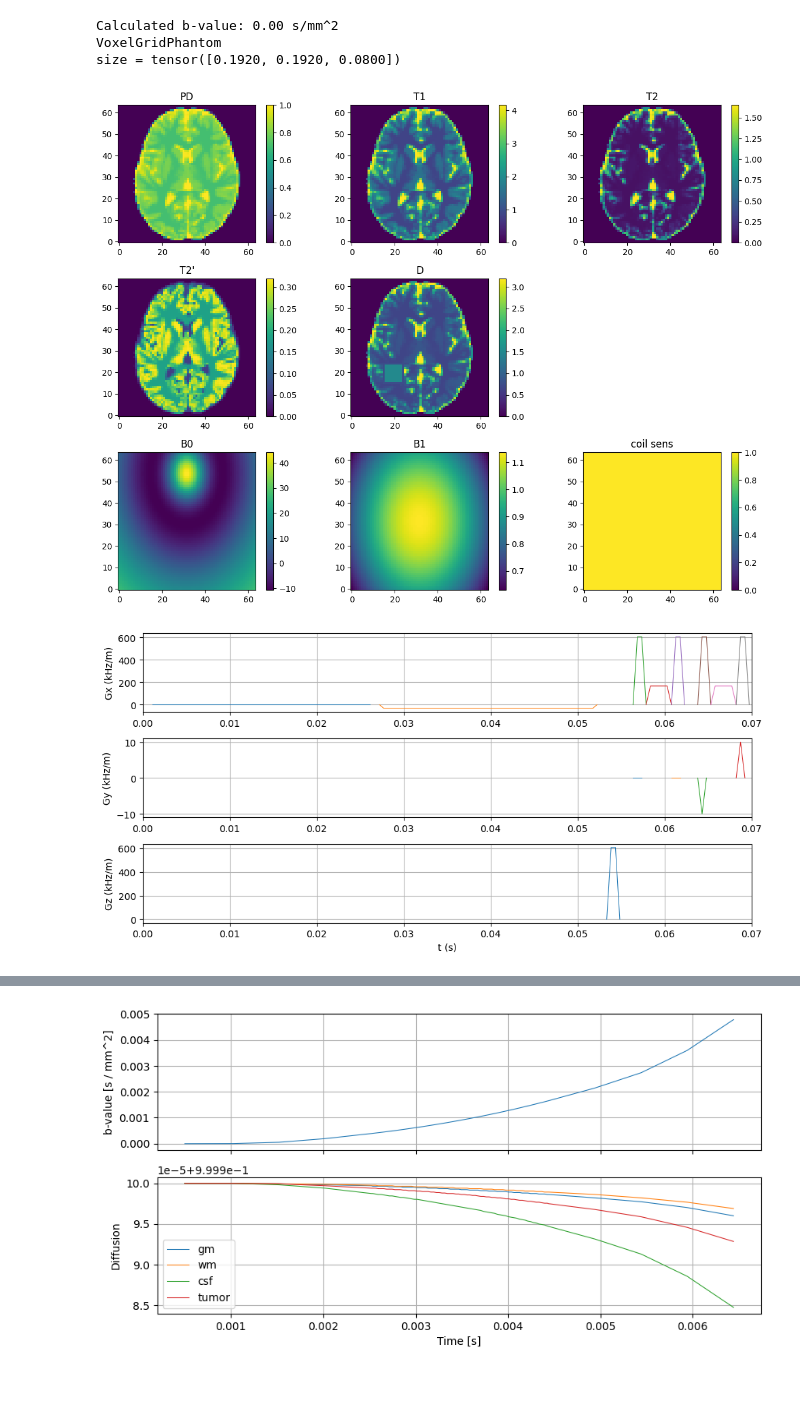
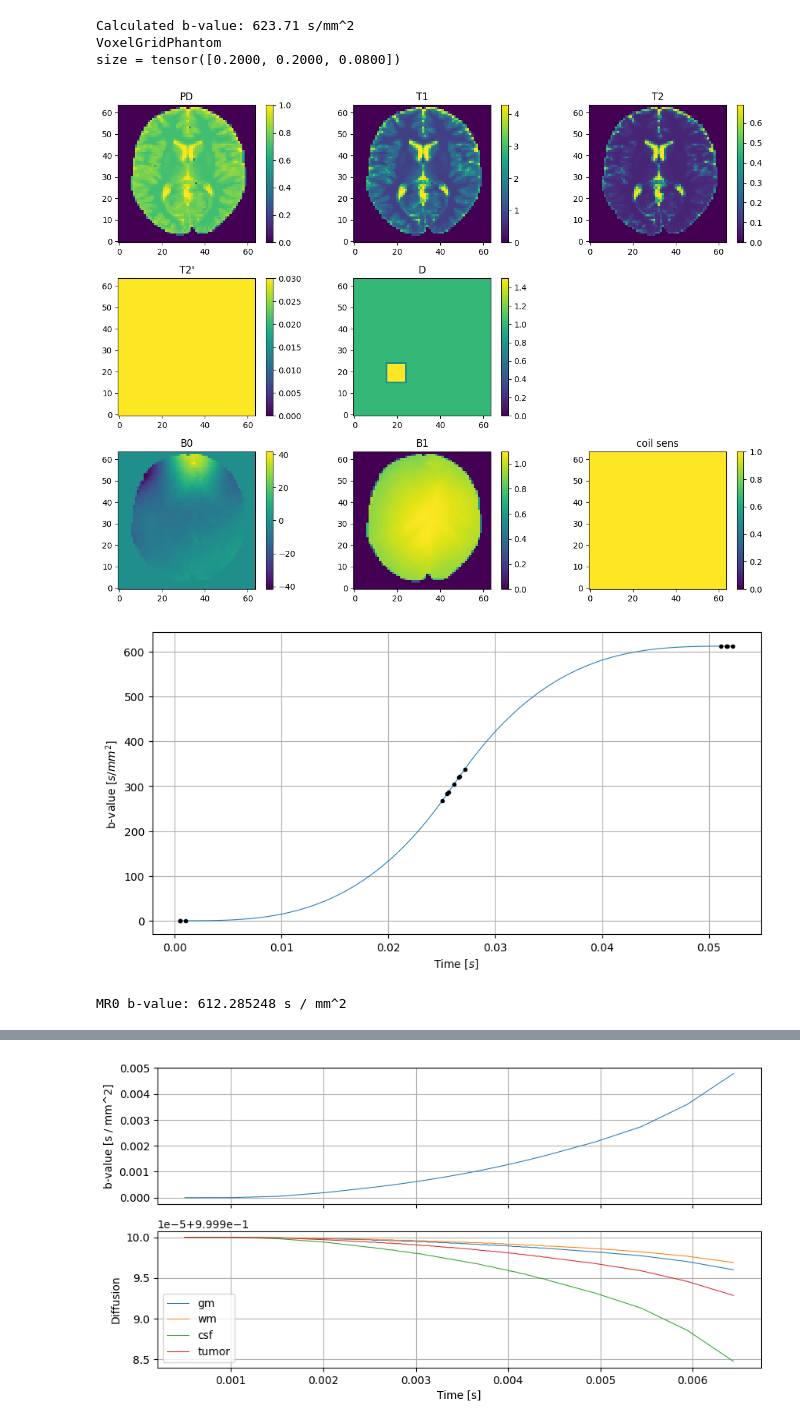
Before and after one commit to MRsources/MRzero-Core, a Jupyter notebook: documentation/playground_mr0/unsorted/mr0_diffusion_prep_STEAM_2D_seq.ipynb, the cells around one changed output, grey strips where cells are left out. Cells and saved outputs as stored; diff of their text form; code cells hidden in the pictures; blank space fills up the shorter version.

Commit message:
cleaned up description, introduced b-value plot

```diff
--- a/documentation/playground_mr0/unsorted/mr0_diffusion_prep_STEAM_2D_seq.ipynb
+++ b/documentation/playground_mr0/unsorted/mr0_diffusion_prep_STEAM_2D_seq.ipynb
@@ -42,15 +47,15 @@ b_value_pulseq_SI = (2 * np.pi)** 2 * ((G) ** 2) * (delta ** 2) * (Delta - (delt
 # %%
 #@title  b-value calculation
 #from https://github.com/HarmonizedMRI/Pulseq-diffusion/blob/main/demoSeq/writeEpiDiffusionRS_multishot_dti_v2_appa_R3_1003.m
-import pypulseq as pp
-import numpy as np
-system = pp.Opts(max_grad=40,grad_unit='mT/m',max_slew=150,slew_unit='T/m/s',rf_ringdown_time=20e-6,rf_dead_time=100e-6,adc_dead_time=20e-6,grad_raster_time=50*10e-6)
+system = pp.Opts(max_grad=40, grad_unit='mT/m', max_slew=150, slew_unit='T/m/s',
+                 rf_ringdown_time=20e-6, rf_dead_time=100e-6,
+                 adc_dead_time=20e-6, grad_raster_time=50*10e-6)
 
 def bFactCalc(g, delta, DELTA):
-  sigma=1
-  kappa_minus_lambda=1/3-1/2
-  b= (2*np.pi * g * delta * sigma)**2 * (DELTA + 2*kappa_minus_lambda*delta) *1e-6   # changed only unit from   m^-2 to mm^-2 by *1e-6
-  return b
+    sigma=1
+    kappa_minus_lambda=1/3-1/2
+    b= (2*np.pi * g * delta * sigma)**2 * (DELTA + 2*kappa_minus_lambda*delta) *1e-6   # changed only unit from   m^-2 to mm^-2 by *1e-6
+    return b
 
 bfactor = 1 #s/m^2
 G=system.max_grad*1
@@ -64,9 +69,9 @@ G_T_m = G*1000/ system.gamma  / 1000  # gradient in T/m  , 1000/ system.gamma ma
 print(f"Grad amplitude: {G:.2f} ")
 print(f"Grad amplitude T/m: {G_T_m:.2f} ")
 print(f"Grad amplitude: {gx_diff.amplitude:.2f} ")
-maxG=40.0*system.gamma/1000
+maxG = system.max_grad * system.gamma / 1000
 print(f"Grad amplitude: {maxG} ")
-print(f"max_grad in mT/m: 40")
+print(f"max_grad in mT/m: {system.max_grad}")
 
 #b = γ² G² δ² (Δ−δ/3)
 
@@ -125,10 +114,5 @@ Calculated b-value: 30353.31 s/mm^2
 # %%
 # @title seq + sim
-import numpy as np
-import MRzeroCore as mr0
-import pypulseq as pp
-import torch
-import matplotlib.pyplot as plt
 
 plt.rcParams['figure.figsize'] = [10, 5]
 plt.rcParams['figure.dpi'] = 100 # 200 e.g. is really fine, but slower
@@ -237,7 +221,8 @@ seq.write(experiment_id + '.seq')
 # %% S4: SETUP SPIN SYSTEM/object on which we can run the MR sequence external.seq from above
 sz = [64, 64]
 # (i) load a phantom object from file
-obj_p = mr0.VoxelGridPhantom.brainweb('subject05.npz')
+obj_p = mr0.util.load_default_phantom(sz[0], sz[1])
+# obj_p = mr0.VoxelGridPhantom.brainweb('subject05.npz')
 obj_p = obj_p.interpolate(sz[0], sz[1], 32).slices([15])
 obj_p.size[2]=0.08
 # (ii) insert rectangular "Tumor"
@@ -272,6 +257,38 @@ seq0 = mr0.Sequence.import_file(experiment_id + '.seq')
 # Simulate the sequence
 #graph = mr0.compute_graph(seq0, obj_p, 5000, 1e-8)
 #signal = mr0.execute_graph(graph, seq0, obj_p, min_emitted_signal=1e-8,min_latent_signal=1e-8,print_progress=False)
+
+
+# Calculate the b-value from the MR0 sequence, identical to the main_pass.
+# There is a refocussing pulse in the middle so we just flip the second grad
+gradm = np.concatenate([seq0[0].gradm[:, 0], -seq0[1].gradm[:, 0]])
+dt = np.concatenate([seq0[0].event_time, seq0[1].event_time])
+
+k2 = np.cumsum(gradm)
+# k2 is end of event, for integration we also need start of event (k1):
+k1 = np.zeros_like(k2)
+k1[1:] = k2[:-1]
+
+# Integration over linear interpolation of k-space trajectory
+b = 1/3 * (2 * np.pi)**2 * dt * (k1**2 + k1*k2 + k2**2)  # s/m^2
+
+# Interpolate the trajectory for a finer plot
+dt_i = np.full((100, ), dt.sum() / 100)
+k2_i = np.interp(np.cumsum(dt_i), np.cumsum(dt), k2)
+k1_i = np.zeros_like(k2_i)
+k1_i[1:] = k2_i[:-1]
+b_i = 1/3 * (2 * np.pi)**2 * dt_i * (k1_i**2 + k1_i*k2_i + k2_i**2)
+
+plt.figure()
+plt.plot(np.cumsum(dt_i), np.cumsum(b_i) * 1e-6)
+plt.plot(np.cumsum(dt), np.cumsum(b) * 1e-6, "k.")
+plt.xlabel("Time $[s]$")
+plt.ylabel("b-value $[s / mm^2]$")
+plt.grid()
+plt.show()
+print(f"MR0 b-value: {np.sum(b) * 1e-6} s / mm^2")
+
+
 
 graph = mr0.compute_graph(seq0, obj_p, 2000, 1e-4)
 signal = mr0.execute_graph(graph, seq0, obj_p, print_progress=False)
@@ -301,34 +318,35 @@ ax.grid()
 # fft
 spectrum = torch.fft.fftshift(kspace)
 space = torch.fft.fft2(spectrum)
 space = torch.fft.ifftshift(space)
 
 plt.subplot(345)
 plt.title('k-space')
 mr0.util.imshow(np.abs(kspace.numpy()))
 plt.subplot(349)
 plt.title('log. k-space')
 mr0.util.imshow(np.log(np.abs(kspace.numpy())))
 
 plt.subplot(346)
 plt.title('FFT-magnitude')
 mr0.util.imshow(np.abs(space.numpy()))
 plt.colorbar()
 plt.subplot(3, 4, 10)
 plt.title('FFT-phase')
 mr0.util.imshow(np.angle(space.numpy()), vmin=-np.pi, vmax=np.pi)
 plt.colorbar()
 
 # % compare with original phantom obj_p.PD
 plt.subplot(348)
 plt.title('phantom D')
 mr0.util.imshow(D)
 plt.subplot(3, 4, 12)
 plt.title('phantom B0')
 mr0.util.imshow(B0)
 # %% [output]
-Calculated b-value: 0.00 s/mm^2
+Calculated b-value: 623.71 s/mm^2
 VoxelGridPhantom
-size = tensor([0.1920, 0.1920, 0.0800])
+size = tensor([0.2000, 0.2000, 0.0800])
-[figure, old version]
+[figure, new version]
-[figure, old version]
+[figure, new version]
+MR0 b-value: 612.285248 s / mm^2
```
Also changed, not shown: parts of 7 cells of this notebook.
